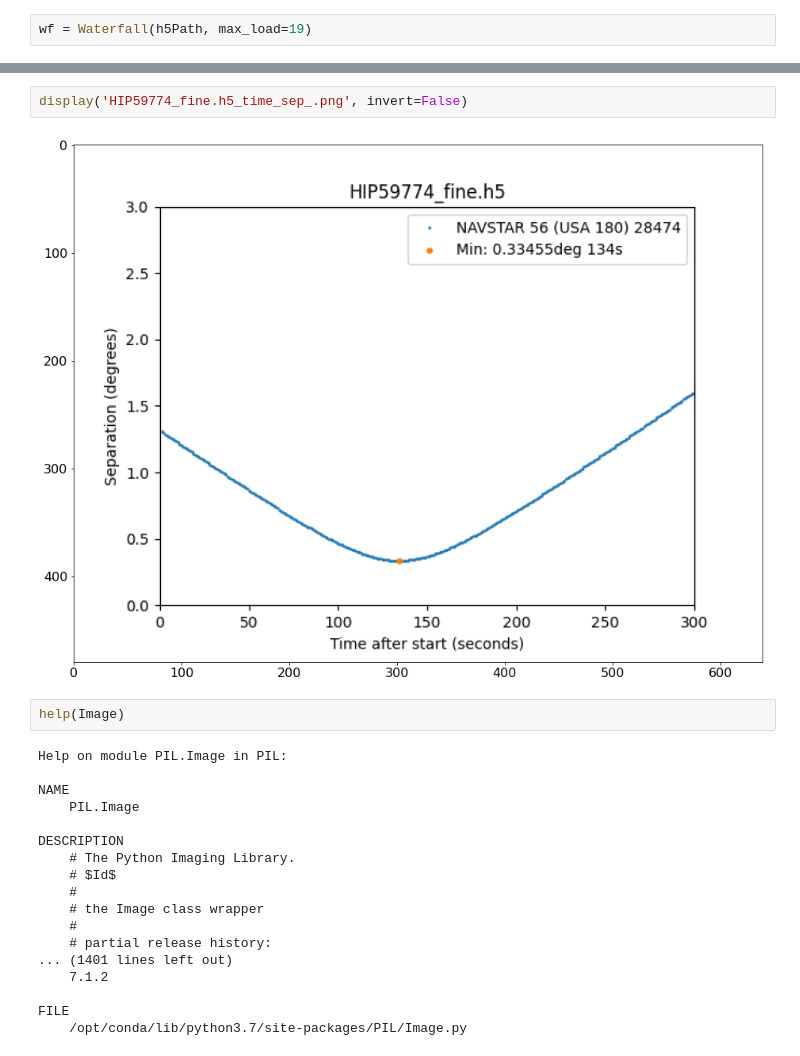
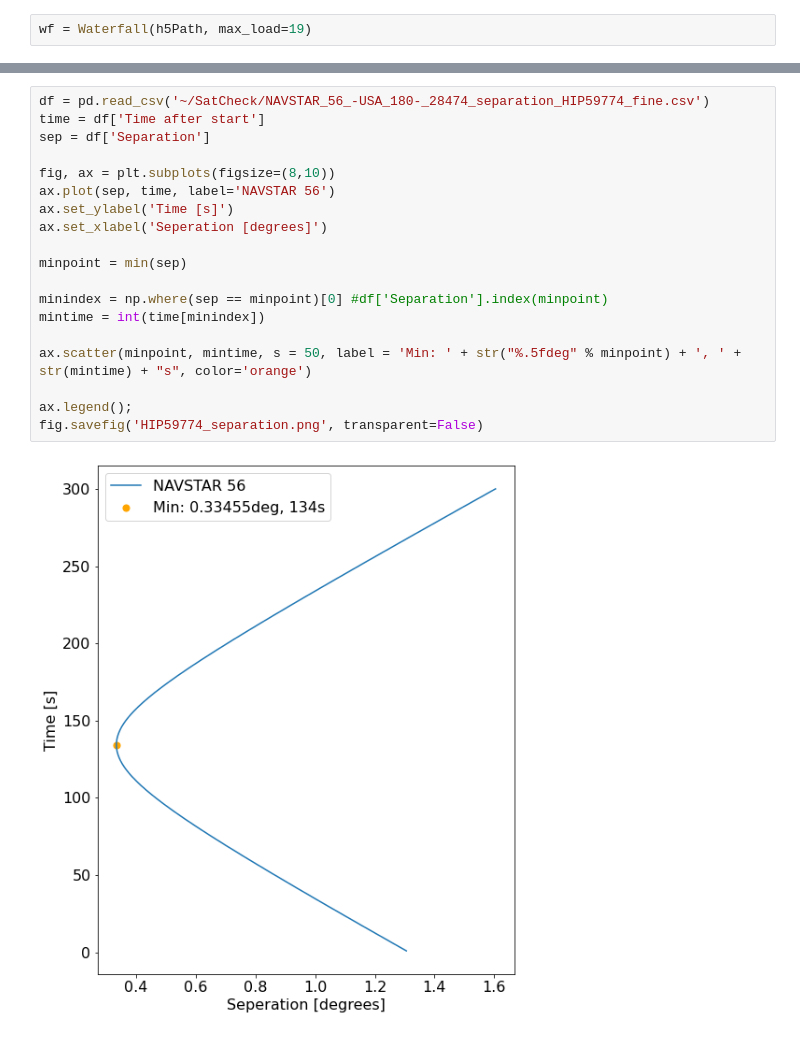
Before and after one commit to andres-luengo/SatCheck, a Jupyter notebook: plotCorrespondingWaterfalls_blpc0.ipynb, the cells around one changed output, grey strips where cells are left out. Cells and saved outputs as stored; diff of their text form.

```diff
--- a/plotCorrespondingWaterfalls_blpc0.ipynb
+++ b/plotCorrespondingWaterfalls_blpc0.ipynb
@@ -48,24 +65,21 @@ def display(png, size=(20,12), invert=False):
-# %%
-display('HIP59774_fine.h5_time_sep_.png', invert=False)
-# %% [output]
-[figure, removed]
-# %%
-help(Image)
-# %% [output]
-Help on module PIL.Image in PIL:
-
-NAME
-    PIL.Image
-
-DESCRIPTION
-    # The Python Imaging Library.
-    # $Id$
-    #
-    # the Image class wrapper
-    #
-    # partial release history:
-... (1401 lines left out)
-    7.1.2
-
-FILE
-    /opt/conda/lib/python3.7/site-packages/PIL/Image.py
+# %%
+df = pd.read_csv('~/SatCheck/NAVSTAR_56_-USA_180-_28474_separation_HIP59774_fine.csv')
+time = df['Time after start']
+sep = df['Separation']
+
+fig, ax = plt.subplots(figsize=(8,10))
+ax.plot(sep, time, label='NAVSTAR 56')
+ax.set_ylabel('Time [s]')
+ax.set_xlabel('Seperation [degrees]')
+
+minpoint = min(sep)
+
+minindex = np.where(sep == minpoint)[0] #df['Separation'].index(minpoint)
+mintime = int(time[minindex])
+
+ax.scatter(minpoint, mintime, s = 50, label = 'Min: ' + str("%.5fdeg" % minpoint) + ', ' + str(mintime) + "s", color='orange')
+
+ax.legend();
+fig.savefig('HIP59774_separation.png', transparent=False)
+# %% [output]
+[figure, added]
```
Also changed, not shown: parts of 4 cells of this notebook.
